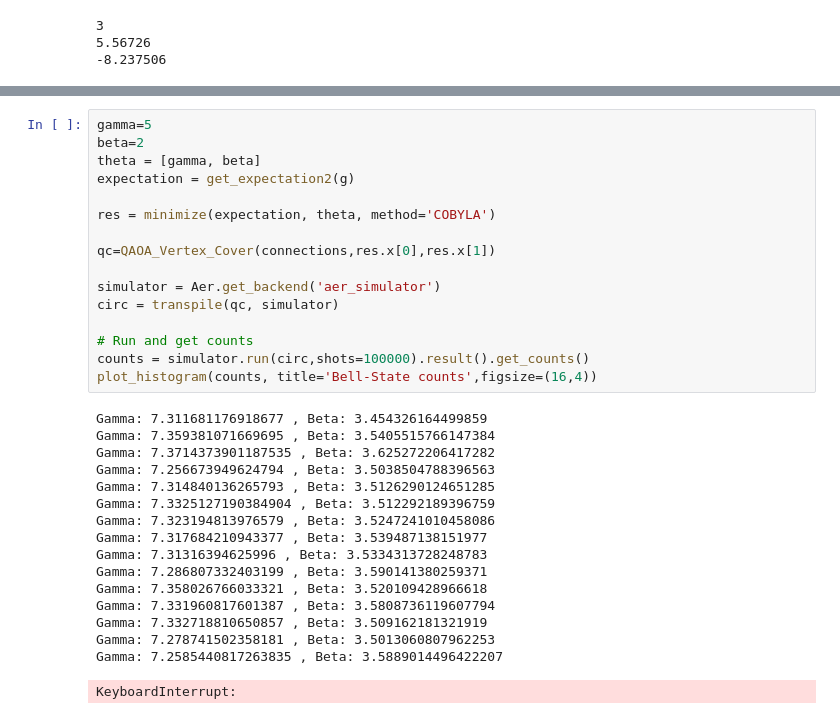
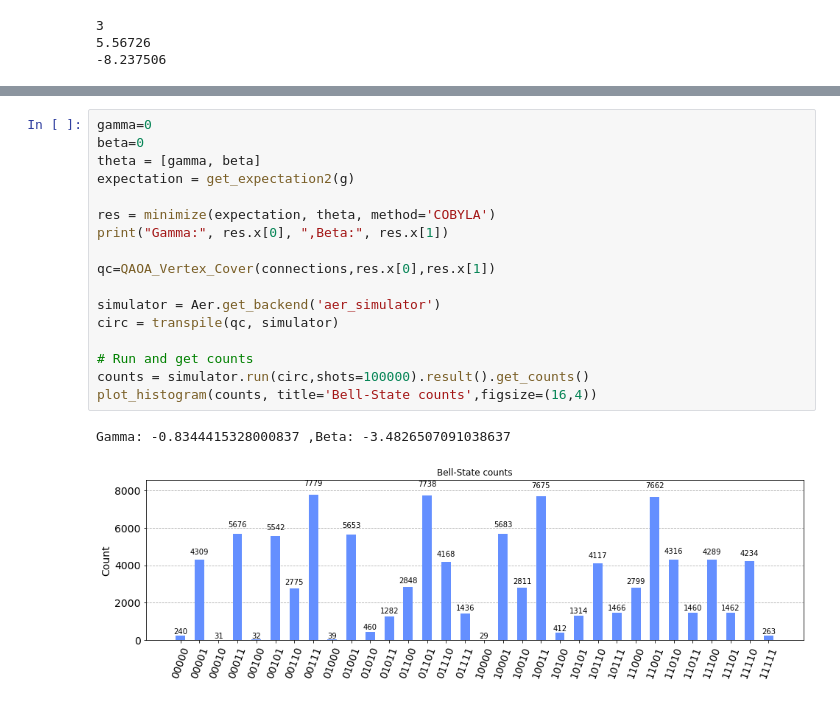
Before and after one commit to themehtaphysical/qaoa, a Jupyter notebook: QAOA Vertex Cover.ipynb, the cells around one changed output, grey strips where cells are left out. Drawn from its saved outputs; the diff is of its cells as text.

```diff
--- a/QAOA Vertex Cover.ipynb
+++ b/QAOA Vertex Cover.ipynb
@@ -237,34 +254,21 @@ plot_histogram(counts, title='Bell-State counts',figsize=(16,4))
 [figure]
 # %%
-gamma=5
-beta=2
+gamma=0
+beta=0
 theta = [gamma, beta]
 expectation = get_expectation2(g)
 
 res = minimize(expectation, theta, method='COBYLA')
+print("Gamma:", res.x[0], ",Beta:", res.x[1])
 
 qc=QAOA_Vertex_Cover(connections,res.x[0],res.x[1])
 
 simulator = Aer.get_backend('aer_simulator')
 circ = transpile(qc, simulator)
 
 # Run and get counts
 counts = simulator.run(circ,shots=100000).result().get_counts()
 plot_histogram(counts, title='Bell-State counts',figsize=(16,4))
 # %% [output]
-Gamma: 7.311681176918677 , Beta: 3.454326164499859
-Gamma: 7.359381071669695 , Beta: 3.5405515766147384
-Gamma: 7.3714373901187535 , Beta: 3.625272206417282
-Gamma: 7.256673949624794 , Beta: 3.5038504788396563
-Gamma: 7.314840136265793 , Beta: 3.5126290124651285
-Gamma: 7.3325127190384904 , Beta: 3.512292189396759
-Gamma: 7.323194813976579 , Beta: 3.5247241010458086
-Gamma: 7.317684210943377 , Beta: 3.539487138151977
-Gamma: 7.31316394625996 , Beta: 3.5334313728248783
-Gamma: 7.286807332403199 , Beta: 3.590141380259371
-Gamma: 7.358026766033321 , Beta: 3.520109428966618
-Gamma: 7.331960817601387 , Beta: 3.5808736119607794
-Gamma: 7.332718810650857 , Beta: 3.509162181321919
-Gamma: 7.278741502358181 , Beta: 3.5013060807962253
-Gamma: 7.2585440817263835 , Beta: 3.5889014496422207
+Gamma: -0.8344415328000837 ,Beta: -3.4826507091038637
-KeyboardInterrupt:
+[figure, added]
```
Also changed, not shown: parts of 2 cells of this notebook.
